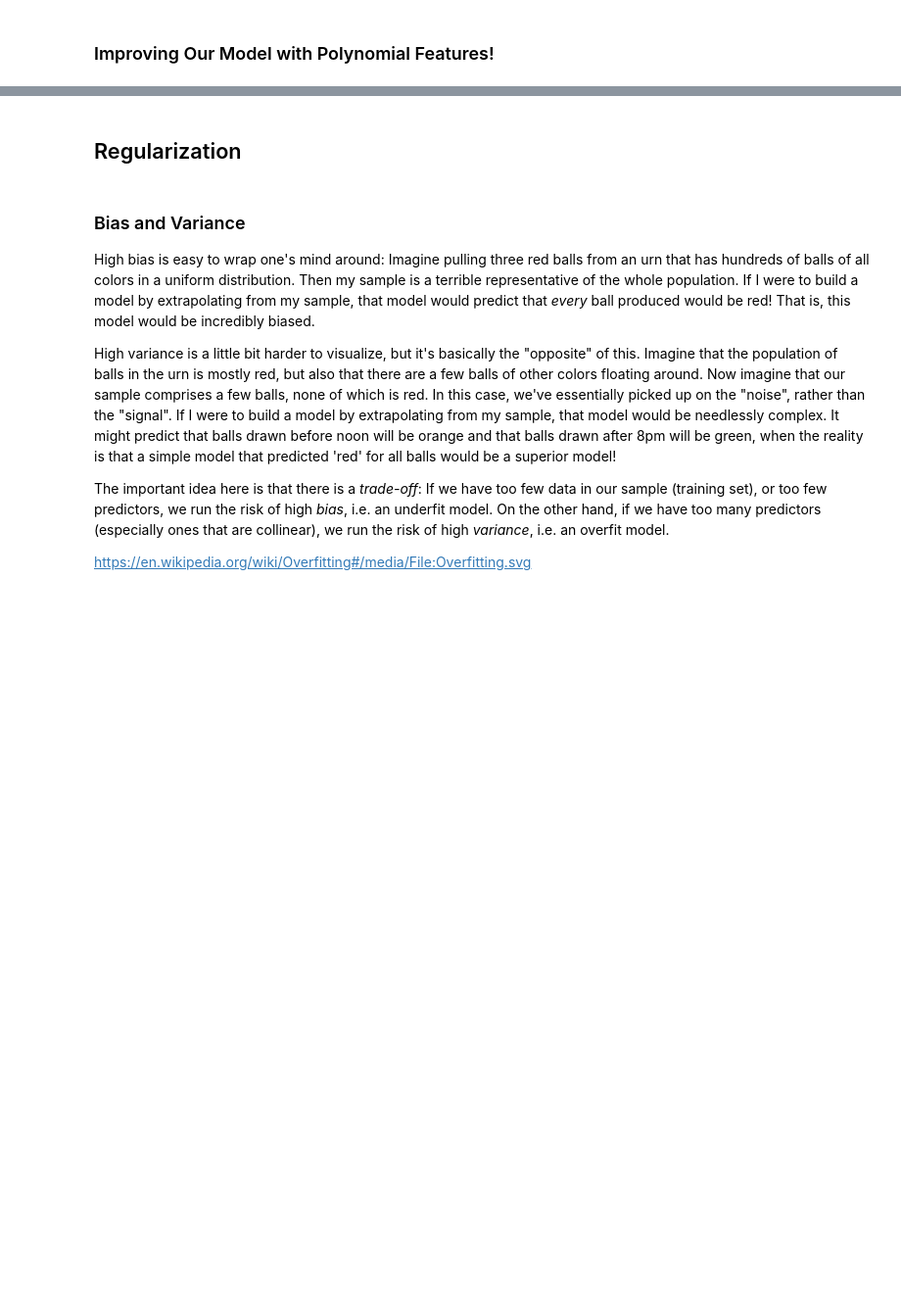
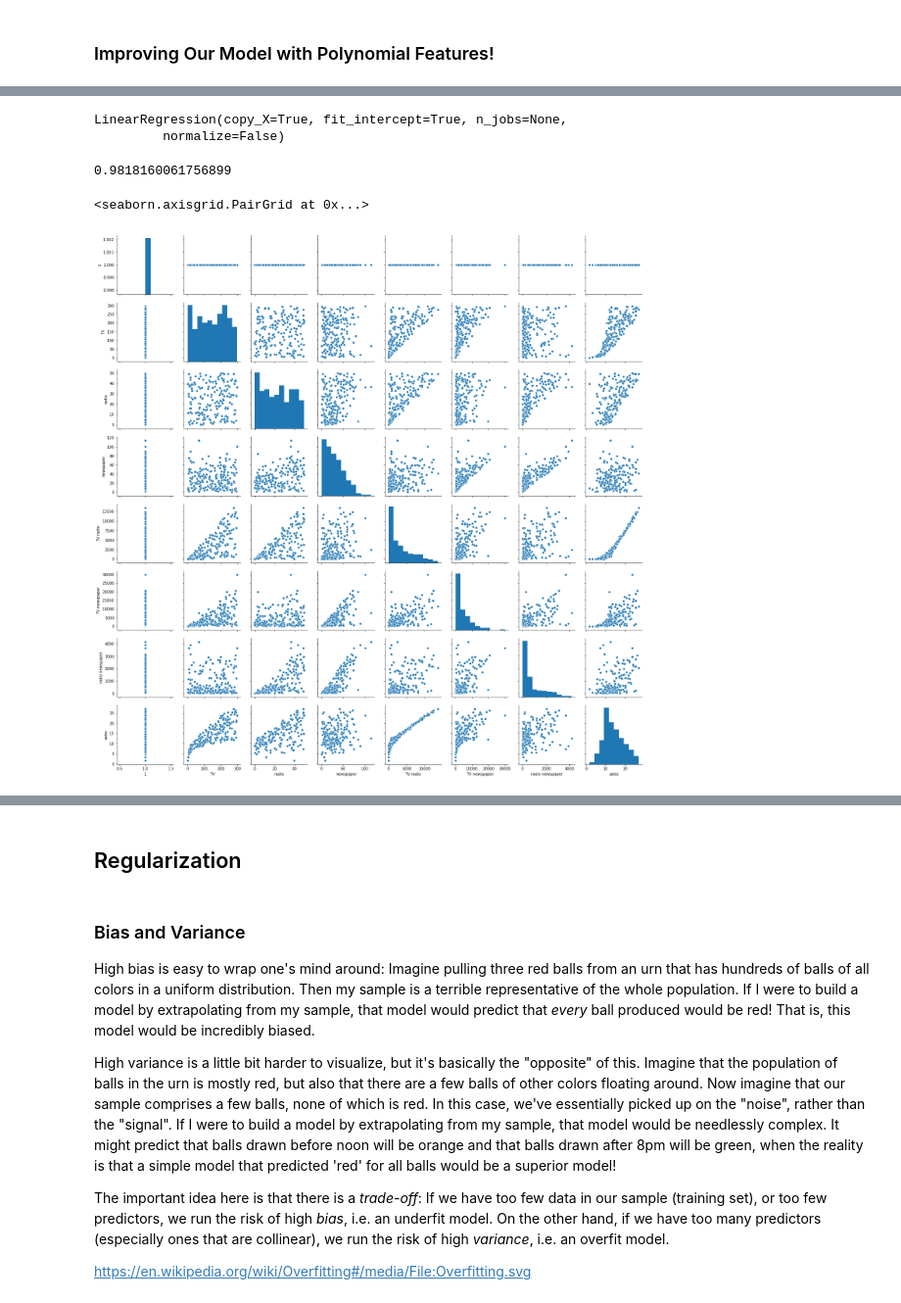
Before and after one commit to rokaandy/interaction-regularization-ds-040119, a Jupyter notebook: CodealongRegularization.ipynb, the cells around one changed output, grey strips where cells are left out. Shown at 98% size. Saved outputs shown, nothing was run; the diff lists cells and outputs as text; code cells hidden in the pictures; blank space fills up the shorter version.

```diff
--- a/CodealongRegularization.ipynb
+++ b/CodealongRegularization.ipynb
@@ -20,0 +66,5 @@ ads = pd.read_csv('Advertising.csv', index_col=None)
+# %%
+# add column
+
+ads['TV*newspaper'] = ads['TV'] * ads['newspaper']
+ads.head()
@@ -23,3 +88,6 @@ ads = pd.read_csv('Advertising.csv', index_col=None)
 # %%
 # Initializing a Polynomial Features object and
 # fit_transforming it to our X, y
+
+pf = PolynomialFeatures(interaction_only=True)
+pf.fit_transform(ads[['TV','radio','newspaper']])
@@ -26,4 +108,8 @@ ads = pd.read_csv('Advertising.csv', index_col=None)
 # %%
 # Throwing into a dataframe, getting the feature names from the pf object
+features = ['TV','radio','newspaper']
+
+pf_sales = pd.DataFrame(pf.fit_transform(ads[features]),
+                        columns=pf.get_feature_names(features))
 # %%
 # Looking at the head of the new dataframe
@@ -32,9 +129,26 @@ ads = pd.read_csv('Advertising.csv', index_col=None)
 # %%
 # New LR
+
+pr = LinearRegression()
+pr.fit(X_train, y_train)
+# %% [output]
+LinearRegression(copy_X=True, fit_intercept=True, n_jobs=None,
+         normalize=False)
 # %%
 # New score
+
+pr.score(X_test, y_test)
+# %% [output]
+0.9818160061756899
 # %%
 # Let's throw the 'sales' column back in to this new
 # dataframe so that we can compare
+
+pf_y = pd.concat([pf_sales, ads['sales']], axis=1)
 # %%
 # Seaborn pairplot
+
+sns.pairplot(pf_y)
+# %% [output]
+<seaborn.axisgrid.PairGrid at 0x...>
+[figure, added]
```
Also changed, not shown: parts of 20 cells of this notebook.
